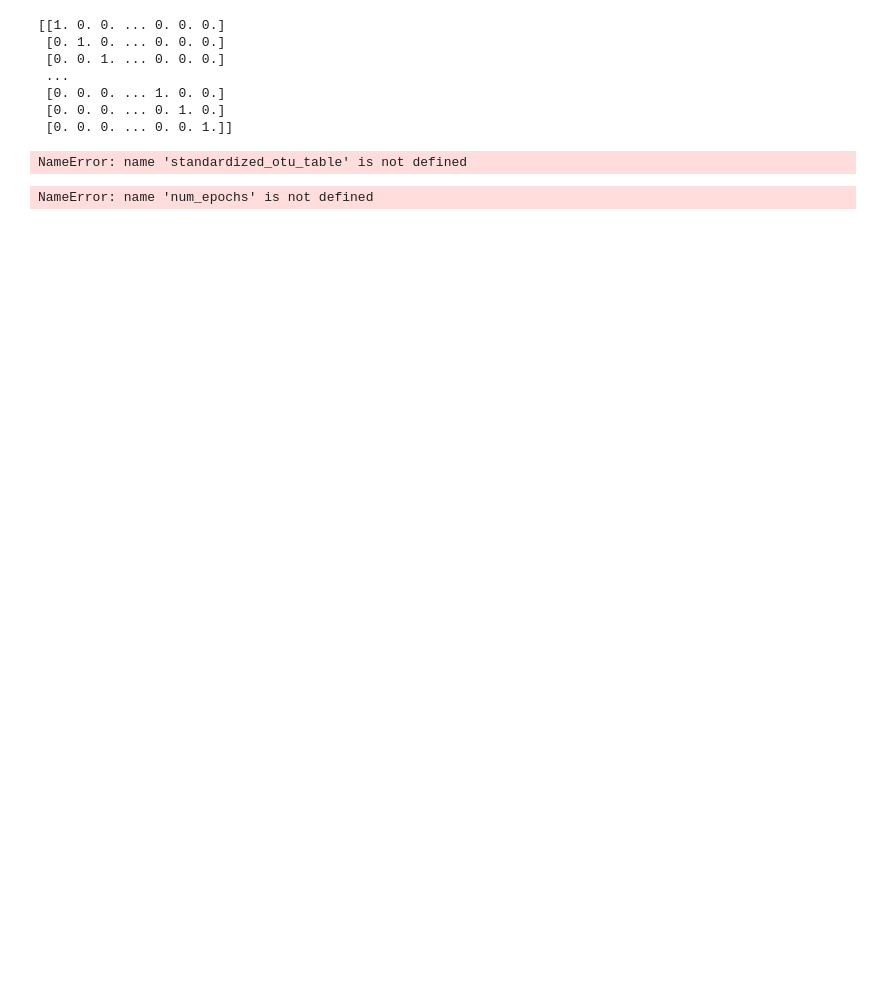
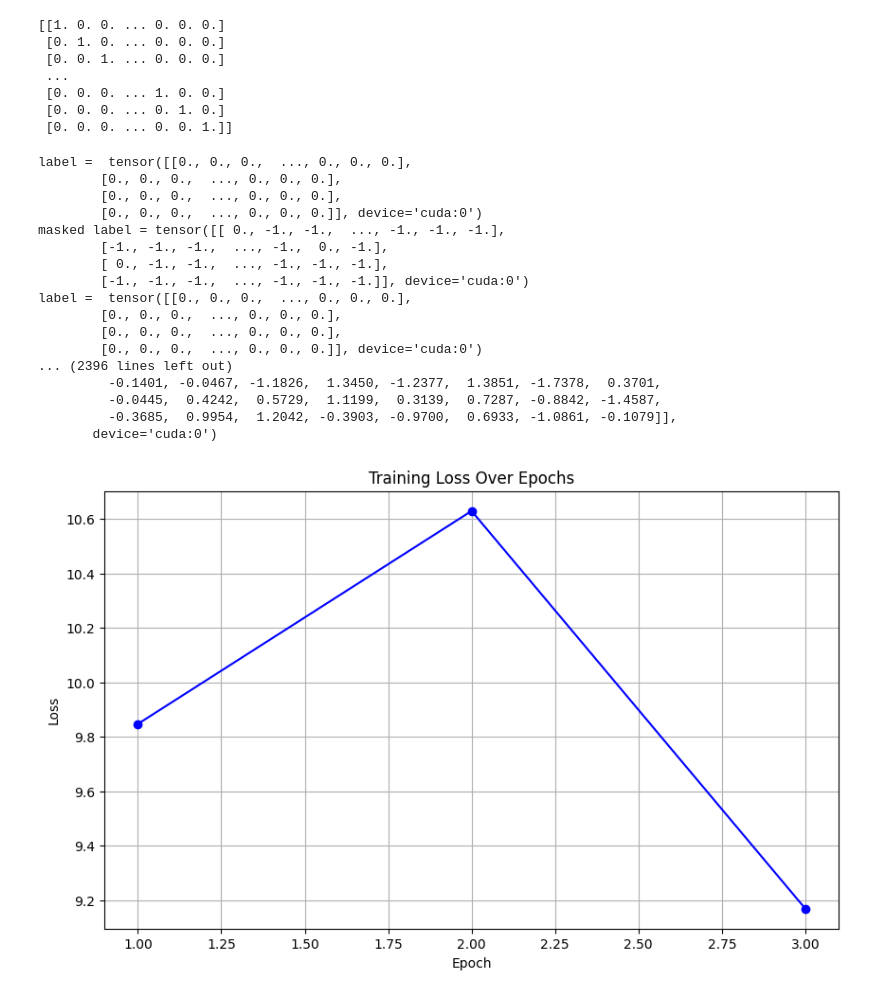
Before and after one commit to xuan13hao/microbiomformer, a Jupyter notebook: pretrain.ipynb, the cells around one changed output. Saved outputs shown, nothing was run; the diff lists cells and outputs as text; code cells hidden in the pictures; blank space fills up the shorter version.

```diff
--- a/pretrain.ipynb
+++ b/pretrain.ipynb
@@ -22,7 +22,7 @@ genus_names = otu_table_percentages.columns.tolist()
 genus_to_idx = {genus: idx for idx, genus in enumerate(genus_names)}
 
 class OTUDataset(Dataset):
-    def __init__(self, data, genus_to_idx, mask_prob=0.10):
+    def __init__(self, data, genus_to_idx, mask_prob=0.05):
         self.data = data
         self.genus_to_idx = genus_to_idx
         self.mask_prob = mask_prob
@@ -47,9 +47,9 @@ class OTUDataset(Dataset):
         for i in range(len(counts)):
             if np.random.rand() < self.mask_prob:
                 masked_labels.append(counts[i])
-                masked_counts[i] = -1  # Masking this value
+                masked_counts[i] = 99999999999  # Masking this value
             else:
-                masked_labels.append(-1)  # Not a target for prediction
+                masked_labels.append(99999999999)  # Not a target for prediction
         return masked_counts, masked_labels
 # %%
 # class SimpleTransformerModel(nn.Module):
@@ -166,14 +166,14 @@ dataloader = DataLoader(dataset, batch_size=4, shuffle=True)
 
 vocab_size = len(genus_to_idx)
 relation_matrix = generate_relation_matrix(vocab_size)
-d_model = 128
+d_model = 256
 nhead = 8
 num_encoder_layers = 6
-dim_feedforward = 128
+dim_feedforward = 256
 max_seq_length = otu_table_percentages.shape[1]
-num_epochs = 64
+num_epochs = 3
 model = SimpleTransformerModel(vocab_size, d_model, nhead, num_encoder_layers, dim_feedforward, max_seq_length, relation_matrix).to(device)
-optimizer = Adam(model.parameters(), lr=1e-3)
+optimizer = Adam(model.parameters(), lr=1e-4)
 # model
 # %% [output]
 [[1. 0. 0. ... 0. 0. 0.]
@@ -183,7 +183,6 @@ optimizer = Adam(model.parameters(), lr=1e-3)
  [0. 0. 0. ... 1. 0. 0.]
  [0. 0. 0. ... 0. 1. 0.]
  [0. 0. 0. ... 0. 0. 1.]]
-NameError: name 'standardized_otu_table' is not defined
 # %%
 import matplotlib.pyplot as plt
 
@@ -199,37 +198,56 @@ for epoch in range(num_epochs):
         input_ids = batch['input_ids'].to(device)
         labels = batch['labels'].to(device)
         masked_labels = batch['masked_labels'].to(device)
-
+        print("label = ",labels)
+        print("masked label =",masked_labels)
 
         loss, logits = model(labels, masked_labels, compute_loss=True)
 
 
         loss.backward()
         optimizer.step()
 
 
         total_loss += loss.item()
 
     avg_loss = total_loss / len(dataloader)
     loss_values.append(avg_loss)
     print(f'Epoch {epoch+1}/{num_epochs}, Loss: {avg_loss:.4f}')
 #
 
 model.eval()
 with torch.no_grad():
     for batch in dataloader:
         input_ids = batch['input_ids'].to(device)
+        labels = batch['labels'].to(device)
         masked_labels = batch['masked_labels'].to(device)
 
-        logits = model(input_ids, compute_loss=False)
+        logits = model(labels, compute_loss=False)
         print("Predictions:", logits)
 
 plt.figure(figsize=(10, 6))
 plt.plot(range(1, num_epochs + 1), loss_values, marker='o', linestyle='-', color='b')
 plt.title('Training Loss Over Epochs')
 plt.xlabel('Epoch')
 plt.ylabel('Loss')
 plt.grid(True)
 plt.show()
 # %% [output]
-NameError: name 'num_epochs' is not defined
+label =  tensor([[0., 0., 0.,  ..., 0., 0., 0.],
+        [0., 0., 0.,  ..., 0., 0., 0.],
+        [0., 0., 0.,  ..., 0., 0., 0.],
+        [0., 0., 0.,  ..., 0., 0., 0.]], device='cuda:0')
+masked label = tensor([[ 0., -1., -1.,  ..., -1., -1., -1.],
+        [-1., -1., -1.,  ..., -1.,  0., -1.],
+        [ 0., -1., -1.,  ..., -1., -1., -1.],
+        [-1., -1., -1.,  ..., -1., -1., -1.]], device='cuda:0')
+label =  tensor([[0., 0., 0.,  ..., 0., 0., 0.],
+        [0., 0., 0.,  ..., 0., 0., 0.],
+        [0., 0., 0.,  ..., 0., 0., 0.],
+        [0., 0., 0.,  ..., 0., 0., 0.]], device='cuda:0')
+... (2396 lines left out)
+         -0.1401, -0.0467, -1.1826,  1.3450, -1.2377,  1.3851, -1.7378,  0.3701,
+         -0.0445,  0.4242,  0.5729,  1.1199,  0.3139,  0.7287, -0.8842, -1.4587,
+         -0.3685,  0.9954,  1.2042, -0.3903, -0.9700,  0.6933, -1.0861, -0.1079]],
+       device='cuda:0')
+[figure, added]
```
